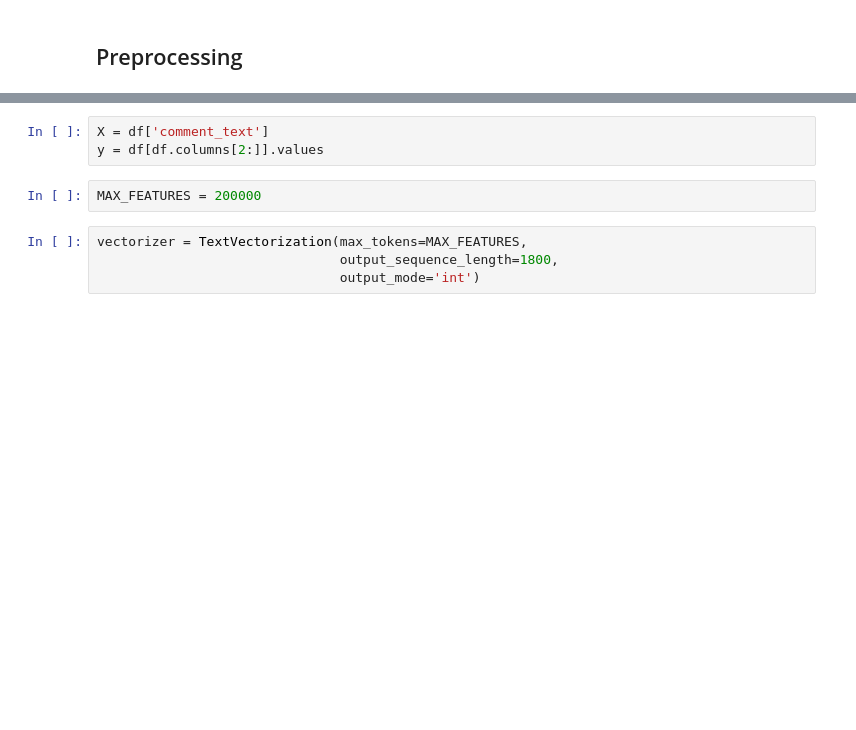
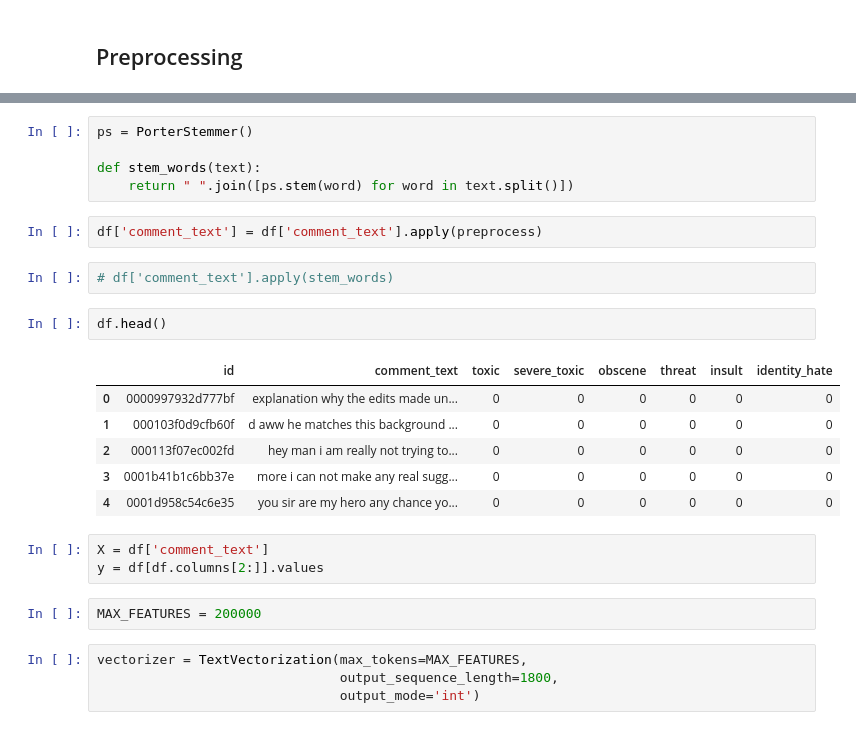
Before and after one commit to YashMasane/Comment-Toxicity-Model, a Jupyter notebook: main.ipynb, the cells around one changed output, grey strips where cells are left out. Drawn from its saved outputs; the diff is of its cells as text; blank space fills up the shorter version.

```diff
--- a/main.ipynb
+++ b/main.ipynb
@@ -70,3 +282,21 @@ Name: 3, dtype: int64
+# %%
+ps = PorterStemmer()
+
+def stem_words(text):
+    return " ".join([ps.stem(word) for word in text.split()])
+# %%
+df['comment_text'] = df['comment_text'].apply(preprocess)
+# %%
+# df['comment_text'].apply(stem_words)
+# %%
+df.head()
+# %% [output]
+|  | id | comment_text | toxic | severe_toxic | obscene | threat | insult | identity_hate |
+| 0 | 0000997932d777bf | explanation why the edits made un... | 0 | 0 | 0 | 0 | 0 | 0 |
+| 1 | 000103f0d9cfb60f | d aww he matches this background ... | 0 | 0 | 0 | 0 | 0 | 0 |
+| 2 | 000113f07ec002fd | hey man i am really not trying to... | 0 | 0 | 0 | 0 | 0 | 0 |
+| 3 | 0001b41b1c6bb37e | more i can not make any real sugg... | 0 | 0 | 0 | 0 | 0 | 0 |
+| 4 | 0001d958c54c6e35 | you sir are my hero any chance yo... | 0 | 0 | 0 | 0 | 0 | 0 |
 # %%
 X = df['comment_text']
 y = df[df.columns[2:]].values
```
Also changed, not shown: parts of 23 cells of this notebook.
